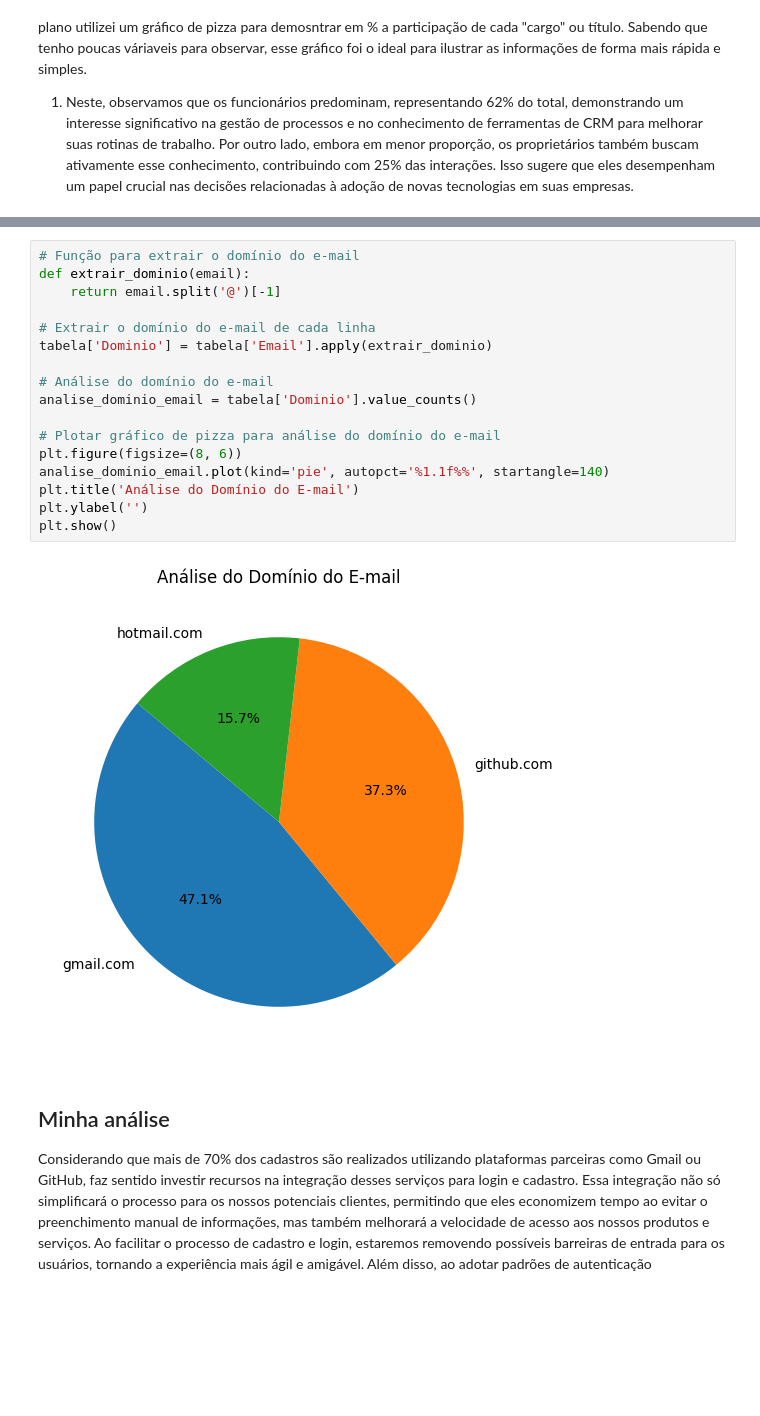
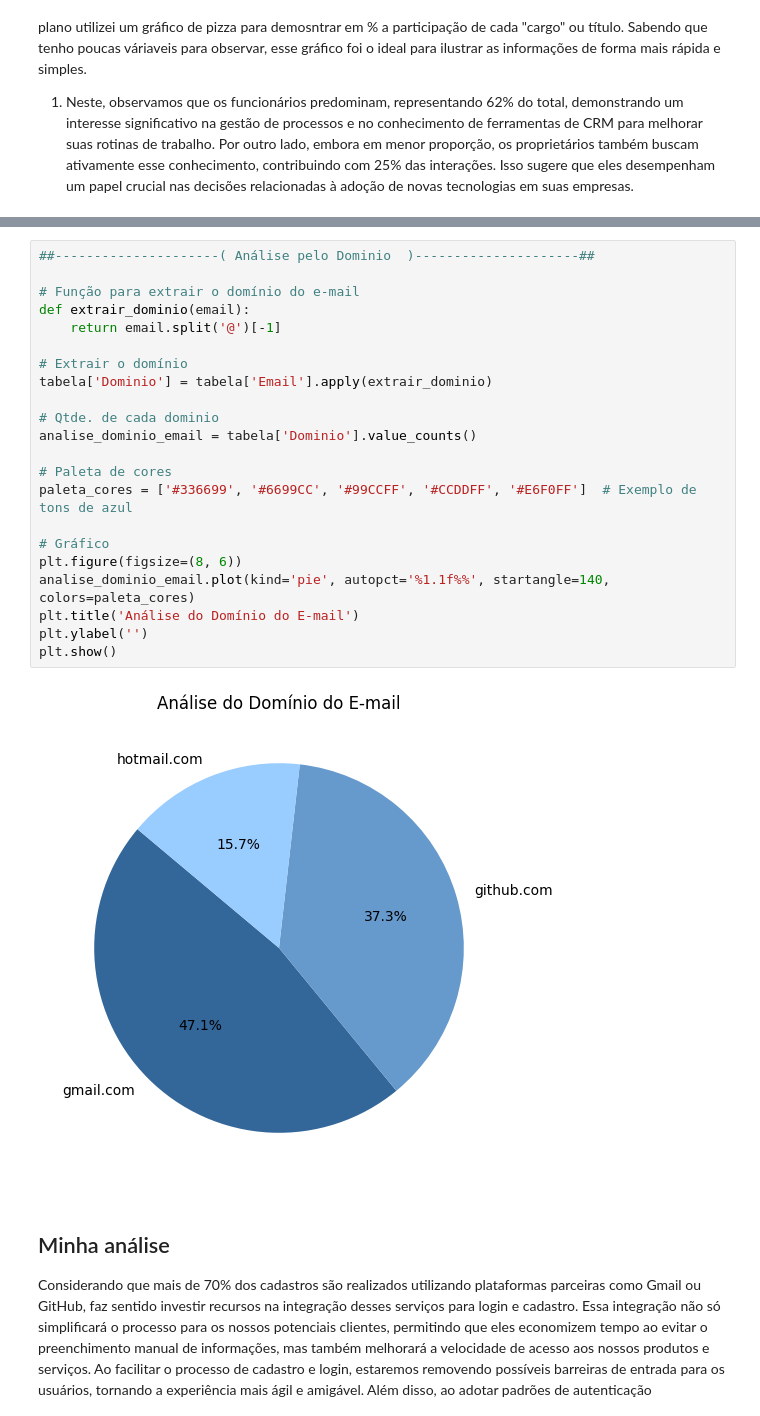
Before and after one commit to patinaomi/sprint-3-fiap, a Jupyter notebook: AI & Chatbot/Analise-Cadastro.ipynb, the cells around one changed output, grey strips where cells are left out. Saved outputs shown, nothing was run; the diff lists cells and outputs as text; blank space fills up the shorter version.

```diff
--- a/AI & Chatbot/Analise-Cadastro.ipynb
+++ b/AI & Chatbot/Analise-Cadastro.ipynb
@@ -115,23 +127,28 @@ Index(['Nome', 'Sobrenome', 'Email', 'Telefone', 'Senha', 'ConfirmacaoSenha',
       dtype='object')
 # %%
+##---------------------( Análise pelo Dominio  )---------------------##
+
 # Função para extrair o domínio do e-mail
 def extrair_dominio(email):
     return email.split('@')[-1]
 
-# Extrair o domínio do e-mail de cada linha
+# Extrair o domínio
 tabela['Dominio'] = tabela['Email'].apply(extrair_dominio)
 
-# Análise do domínio do e-mail
+# Qtde. de cada dominio
 analise_dominio_email = tabela['Dominio'].value_counts()
 
-# Plotar gráfico de pizza para análise do domínio do e-mail
+# Paleta de cores
+paleta_cores = ['#336699', '#6699CC', '#99CCFF', '#CCDDFF', '#E6F0FF']  # Exemplo de tons de azul
+
+# Gráfico
 plt.figure(figsize=(8, 6))
-analise_dominio_email.plot(kind='pie', autopct='%1.1f%%', startangle=140)
+analise_dominio_email.plot(kind='pie', autopct='%1.1f%%', startangle=140, colors=paleta_cores)
 plt.title('Análise do Domínio do E-mail')
 plt.ylabel('')
 plt.show()
 # %% [output]
-[figure, old version]
+[figure, new version]
 # %% [markdown]
 ## Minha análise
 
```
Also changed, not shown: parts of 7 cells of this notebook, 2 other files.
